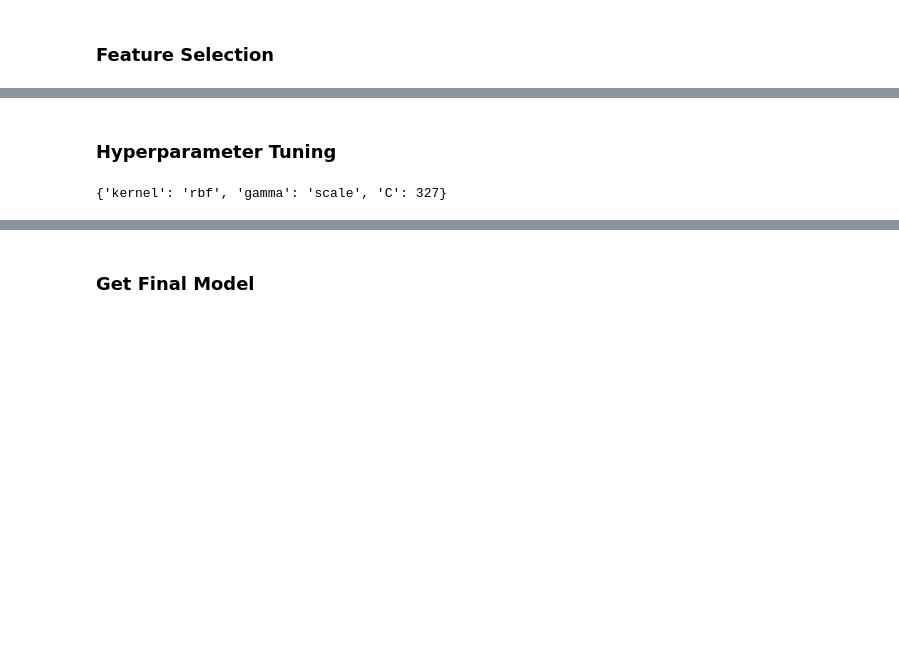
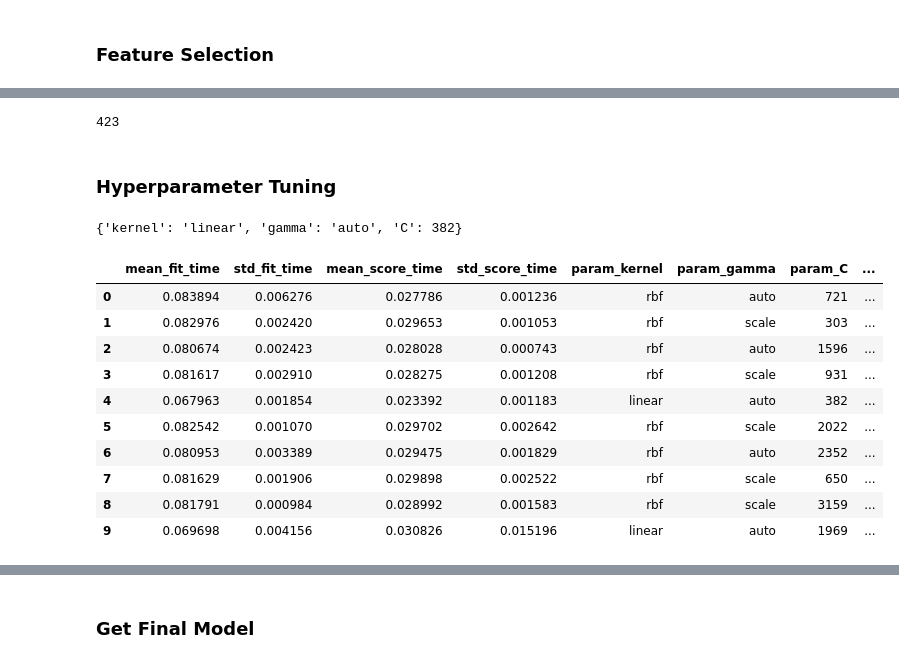
Before and after one commit to Junebuggi/Group9_SYSC5405, a Jupyter notebook: heather/model_training.ipynb, the cells around one changed output, grey strips where cells are left out. Cells and saved outputs as stored; diff of their text form; code cells hidden in the pictures; blank space fills up the shorter version.

```diff
--- a/heather/model_training.ipynb
+++ b/heather/model_training.ipynb
@@ -283,3 +245,33 @@ X_train_univar.shape
+# %%
+# List from Azure ML Designer (Filter Based Feature Selection)
+azureml_features = pd.read_csv("outputs/feature_selection/azureml_designer_features.csv", header=None)
+# List from recursive feature elimination w/ and w/o cross-validation
+rfe_features = pd.read_csv("outputs/feature_selection/CommonFeatures_RFE_RFECV.csv", header=None)
+
+rfe_features = rfe_features[0].to_numpy()
+#display(rfe_features)
+azureml_features = azureml_features[0].to_numpy()
+# display(azureml_features)
+
+# Get out common features
+common_features = np.union1d(azureml_features, rfe_features)
+extracted_feature_names = [f"f{i}" for i in common_features]
+#print(extracted_feature_names)
+#display(extracted_feature_names)
+print(np.count_nonzero(common_features))
+# %% [output]
+423
+# %%
+# Get training dataset with only
+# the subset of features included
+X_train = X_train[extracted_feature_names]
+#print(X_train)
+
+# Get testing dataset wiuth only
+# the subset of features included
+X_test = pd.DataFrame(X_test, columns=feature_names)
+X_test = X_test[extracted_feature_names]
+#print(X_test)
 # %% [markdown]
 ### Hyperparameter Tuning
 # %%
@@ -292,13 +284,30 @@ params = {
 }
 
 # Setup classifier
-svm = SVC(random_state=10)
-svm_clf = RandomizedSearchCV(svm, params, scoring='f1_macro', random_state=10)
+svm = SVC(random_state=rand_seed)
+# Configure random search from sklearn
+svm_clf = RandomizedSearchCV(svm, params, scoring='f1_macro', cv=k, random_state=rand_seed)
+# Perform hyperparameter search
 search = svm_clf.fit(X_train, y_train)
 
-# Get best params
+# Get best hyperparameters
 best_params = search.best_params_
-# %%
-print(best_params)
-# %% [output]
-{'kernel': 'rbf', 'gamma': 'scale', 'C': 327}
+# %%
+print(best_params)
+#display(search.cv_results_)
+
+hyperparam_results_df = pd.DataFrame(search.cv_results_)
+display(hyperparam_results_df)
+# %% [output]
+{'kernel': 'linear', 'gamma': 'auto', 'C': 382}
+|  | mean_fit_time | std_fit_time | mean_score_time | std_score_time | param_kernel | param_gamma | param_C | ... |
+| 0 | 0.083894 | 0.006276 | 0.027786 | 0.001236 | rbf | auto | 721 | ... |
+| 1 | 0.082976 | 0.002420 | 0.029653 | 0.001053 | rbf | scale | 303 | ... |
+| 2 | 0.080674 | 0.002423 | 0.028028 | 0.000743 | rbf | auto | 1596 | ... |
+| 3 | 0.081617 | 0.002910 | 0.028275 | 0.001208 | rbf | scale | 931 | ... |
+| 4 | 0.067963 | 0.001854 | 0.023392 | 0.001183 | linear | auto | 382 | ... |
+| 5 | 0.082542 | 0.001070 | 0.029702 | 0.002642 | rbf | scale | 2022 | ... |
+| 6 | 0.080953 | 0.003389 | 0.029475 | 0.001829 | rbf | auto | 2352 | ... |
+| 7 | 0.081629 | 0.001906 | 0.029898 | 0.002522 | rbf | scale | 650 | ... |
+| 8 | 0.081791 | 0.000984 | 0.028992 | 0.001583 | rbf | scale | 3159 | ... |
+| 9 | 0.069698 | 0.004156 | 0.030826 | 0.015196 | linear | auto | 1969 | ... |
```
Also changed, not shown: parts of 27 cells of this notebook.
